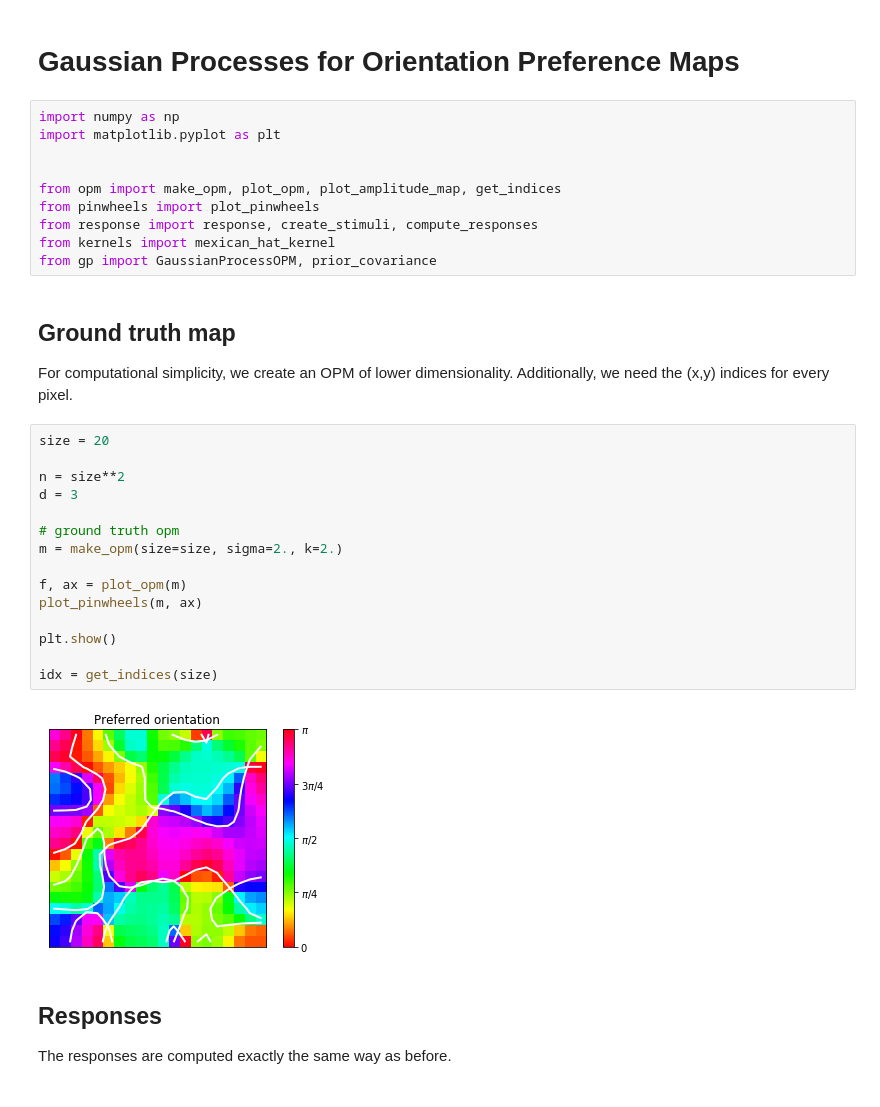
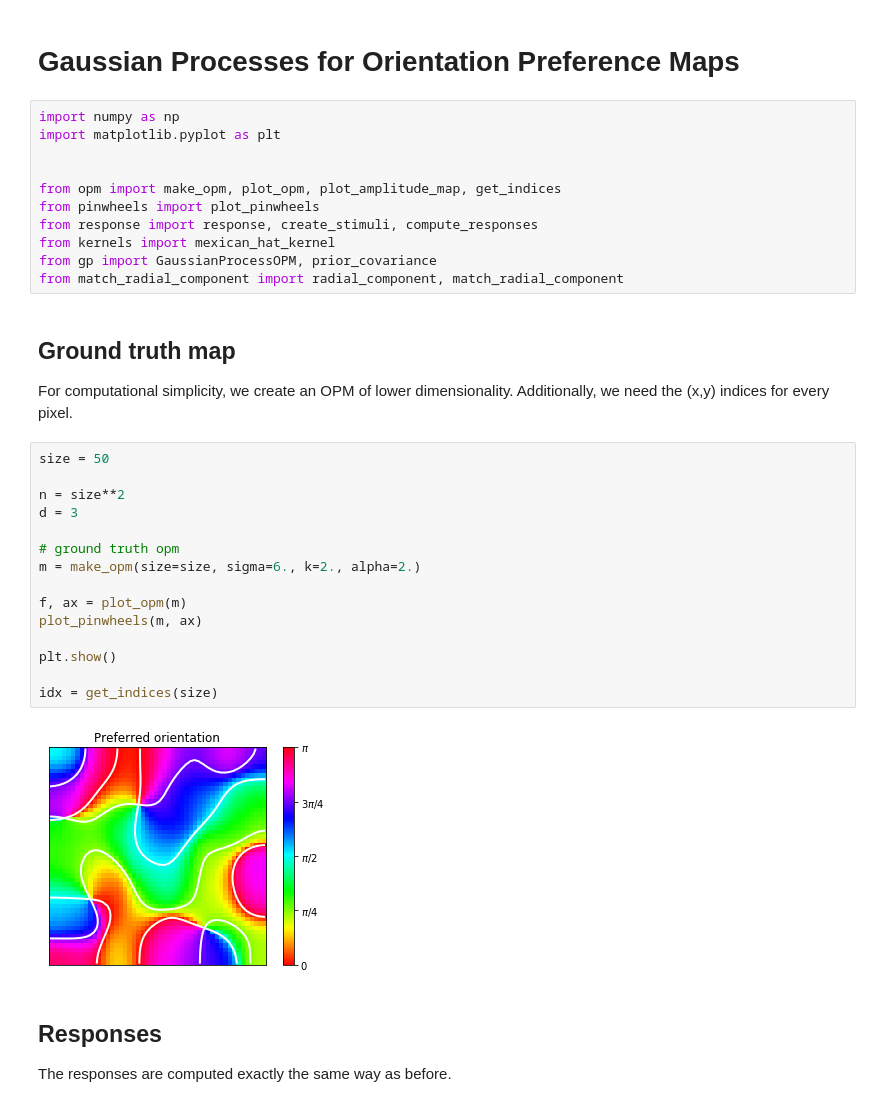
Before and after one commit to mackelab/gp-maps-python, a Jupyter notebook: BayesianOPM.ipynb, the cells around one changed output. Cells and saved outputs as stored; diff of their text form.

```diff
--- a/BayesianOPM.ipynb
+++ b/BayesianOPM.ipynb
@@ -10,27 +10,28 @@ from pinwheels import plot_pinwheels
 from response import response, create_stimuli, compute_responses
 from kernels import mexican_hat_kernel
 from gp import GaussianProcessOPM, prior_covariance
+from match_radial_component import radial_component, match_radial_component
 # %% [markdown]
 ## Ground truth map
 
 For computational simplicity, we create an OPM of lower dimensionality. Additionally, we need the (x,y) indices for every pixel.
 # %%
-size = 20
+size = 50
 
 n = size**2
 d = 3
 
 # ground truth opm
-m = make_opm(size=size, sigma=2., k=2.)
+m = make_opm(size=size, sigma=6., k=2., alpha=2.)
 
 f, ax = plot_opm(m)
 plot_pinwheels(m, ax)
 
 plt.show()
 
 idx = get_indices(size)
 # %% [output]
-[figure, old version]
+[figure, new version]
 # %% [markdown]
 ## Responses
 The responses are computed exactly the same way as before.
```
Also changed, not shown: parts of 10 cells of this notebook, 2 other files.
